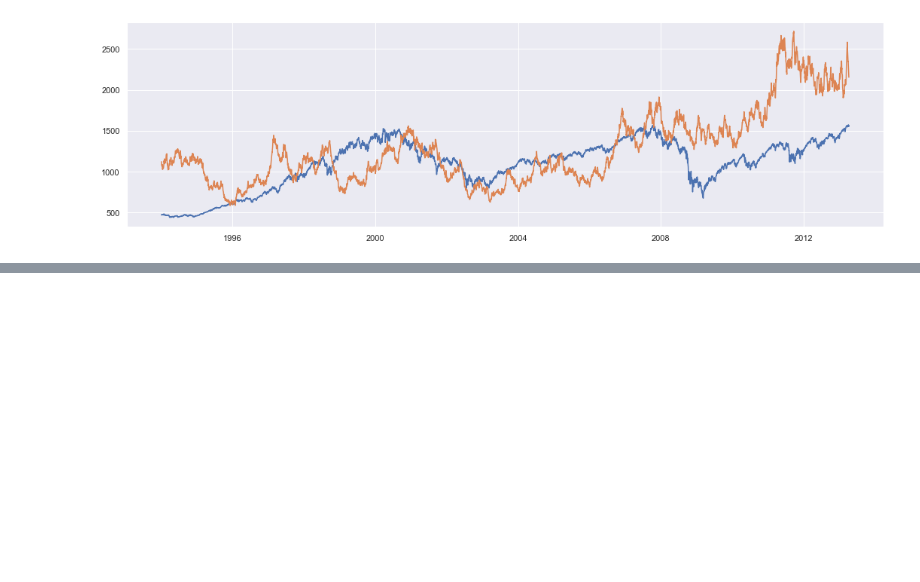
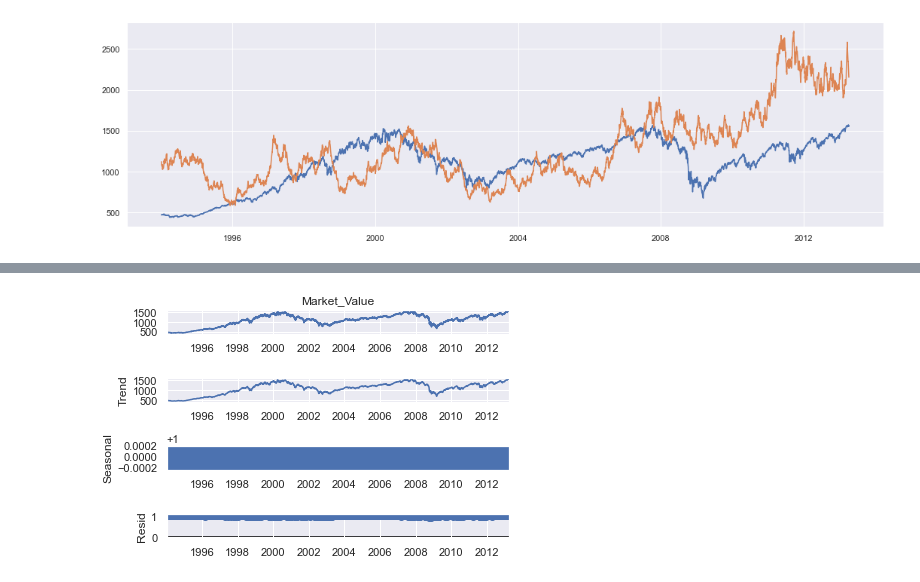
Before and after one commit to Dnbg1982/Practice-Projects, a Jupyter notebook: Practice Notebooks/Time_series.ipynb, the cells around one changed output, grey strips where cells are left out. Saved outputs shown, nothing was run; the diff lists cells and outputs as text; code cells hidden in the pictures; blank space fills up the shorter version.

```diff
--- a/Practice Notebooks/Time_series.ipynb
+++ b/Practice Notebooks/Time_series.ipynb
@@ -225,0 +254,6 @@ AttributeError: module 'scipy.stats' has no attribute 'adfuller'
+# %%
+s_dec_mul = seasonal_decompose(data.Market_Value, model='multiplicative')
+s_dec_mul.plot()
+plt.show()
+# %% [output]
+[figure, added]
```
Also changed, not shown: parts of 22 cells of this notebook.
